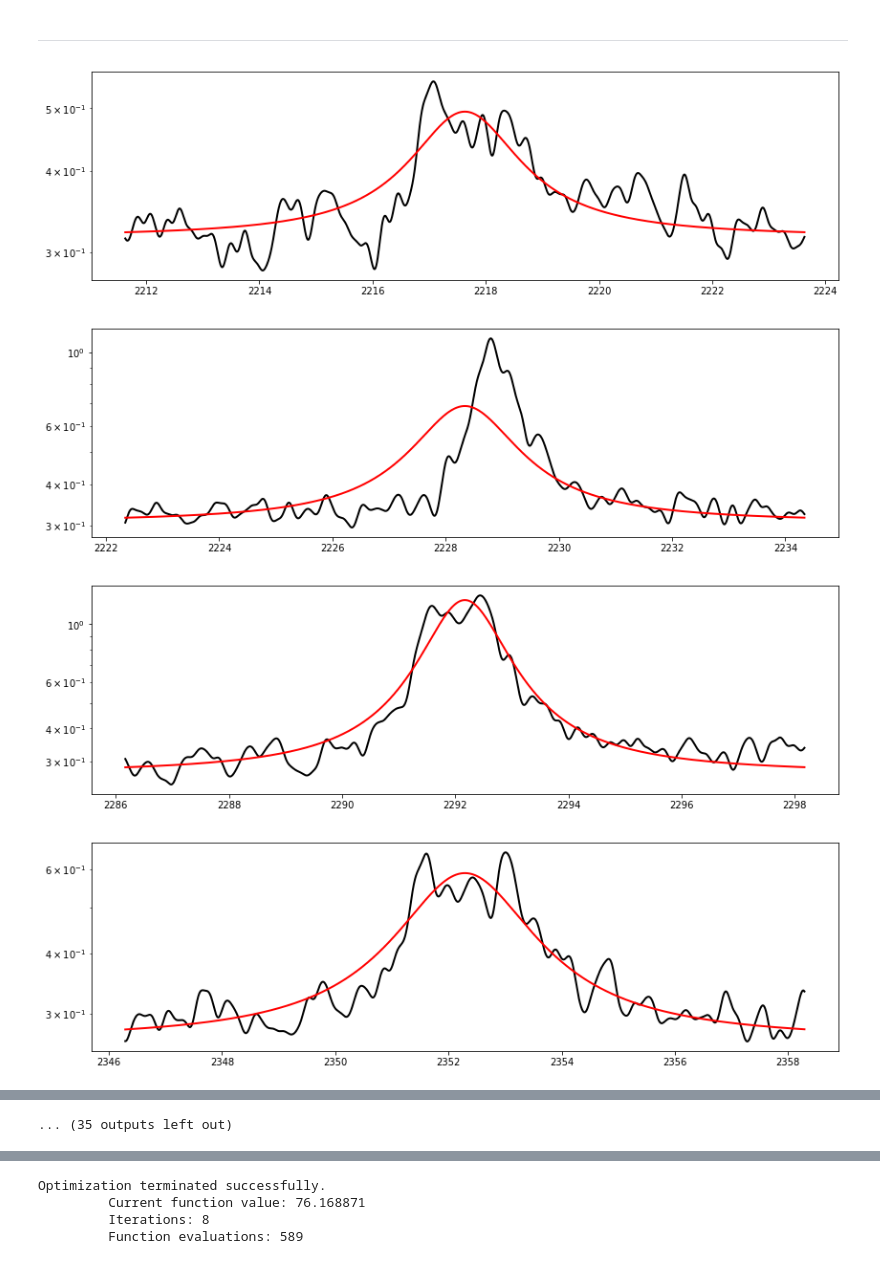
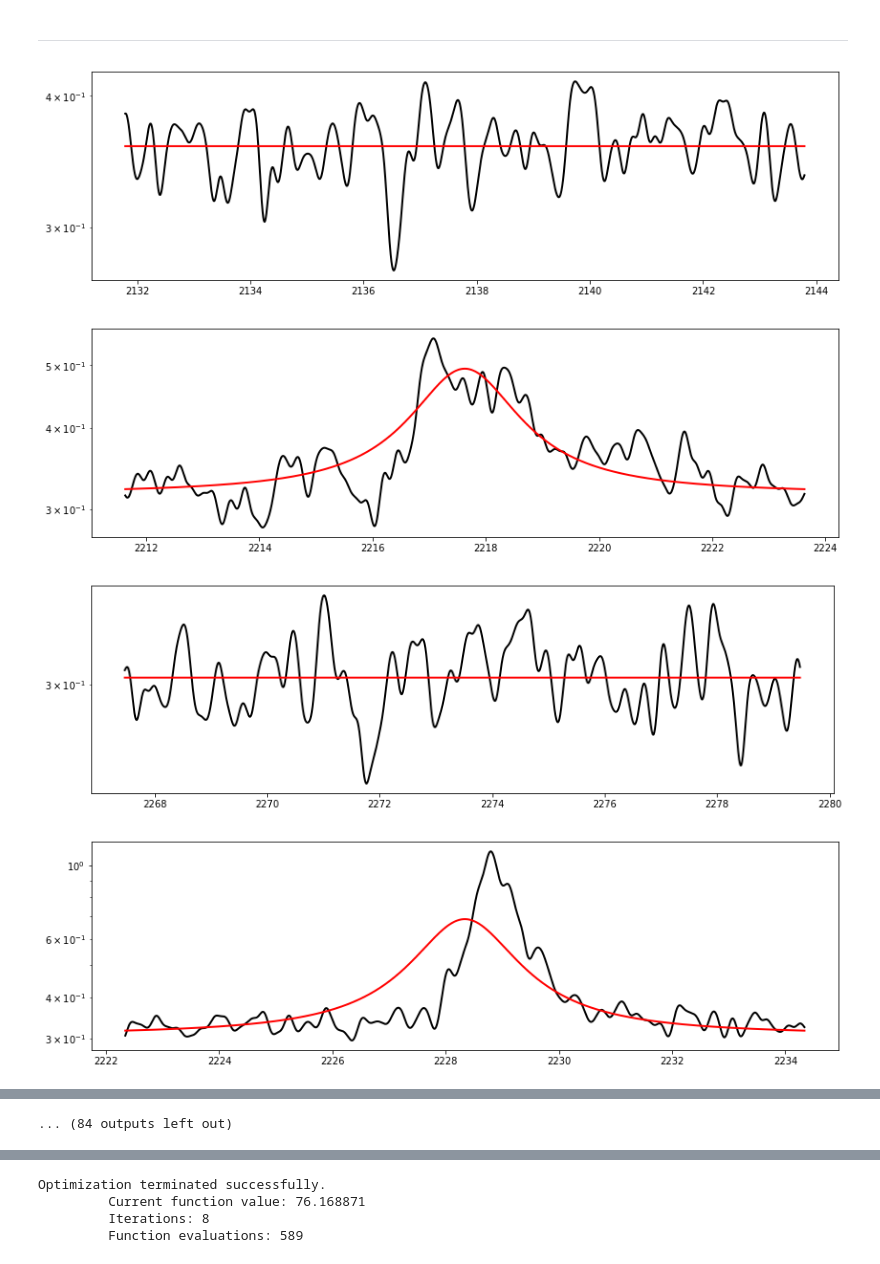
Before and after one commit to bmorris3/virgopsd, a Jupyter notebook: virgo.ipynb, the cells around one changed output, grey strips where cells are left out. Cells and saved outputs as stored; diff of their text form; code cells hidden in the pictures.

Commit message:
Need to fix low freqs, but high freqs working

```diff
--- a/virgo.ipynb
+++ b/virgo.ipynb
@@ -77,7 +77,7 @@ def individual_model(p, nu=x):
     s = a / (1 + (b * nu)**c)
     return s
 
-def model(p, nu=x):
+def low_freq_model(p, nu=x):
     s = np.zeros_like(nu)
     for a, b, c in np.array(p).reshape((len(p)//3, 3)):
         s += a / (1 + (b * nu)**c)
@@ -85,7 +85,7 @@ def model(p, nu=x):
 
 def minimize(p):
     """Optimize least squares in log space"""
-    return np.sum( (np.log10(y) - np.log10(model(p)))**2 )
+    return np.sum( (np.log10(y) - np.log10(low_freq_model(p)))**2 )
 
 from scipy.optimize import fmin_l_bfgs_b
 
@@ -101,7 +101,7 @@ bestp_lowfreq = fmin_l_bfgs_b(minimize, initp, bounds=bounds, approx_grad=True)[
 ax.loglog(1e6 * f, Pxx_den, ',', rasterized=True, label='PSD')
 ax.loglog(x, y, color='gray', lw=4, label='Binned')
 # plt.loglog(1e6 * x, model(initp))
-ax.loglog(x, model(bestp_lowfreq), color='k', lw=2, label='Fit')
+ax.loglog(x, low_freq_model(bestp_lowfreq), color='k', lw=2, label='Fit')
 ax.loglog(x, individual_model(bestp_lowfreq[:3]), color='k', lw=1, ls='--')
 ax.loglog(x, individual_model(bestp_lowfreq[3:6]), color='k', lw=1, ls='--')
 ax.loglog(x, individual_model(bestp_lowfreq[6:9]), color='k', lw=1, ls='--')
@@ -253,35 +253,35 @@ from scipy.optimize import fmin_powell, fmin_l_bfgs_b
 # %%
 parameters = []
 
 for peak in table2:
     fit_bounds = ((1e6 * f < peak + 6) & (1e6 * f > peak - 6))
 
-    def model(p, log_omega=np.log(2*np.pi/(1e-6 * peak))):
+    def model(p, log_omega=np.log(2 * np.pi * (1e-6 * peak))):
         kernel = terms.SHOTerm(log_S0=p[0], log_omega0=log_omega, log_Q=p[1])
 
         gp = celerite.GP(kernel)
-        omega = 2*np.pi/f[fit_bounds]
+        omega = 2 * np.pi * f[fit_bounds]
         psd = gp.kernel.get_psd(omega)
         return psd + p[2]
 
     def minimize(p):
         return np.nansum((model(p) - Pxx_den[fit_bounds])**2)
 
     bounds = [[-20, -10], [5, 10], [0, 1]]
     bestp = fmin_l_bfgs_b(minimize, [-13, 7, 0.3], bounds=bounds, approx_grad=True)[0]
 
     best_model = model(bestp)
-    if best_model.ptp() > 0.1:
+    if True: #best_model.ptp() > 0.1:
         parameters.append(bestp)
 
         fig, ax = plt.subplots(figsize=(14, 4))
         ax.semilogy(1e6 * f[fit_bounds], smoothed_spectrum[fit_bounds], lw=2, color='k')
         ax.semilogy(1e6 * f[fit_bounds], best_model, lw=2, color='r')
         plt.show()
 
 parameters = np.array(parameters)
 # %% [output]
-[figure, old version]
+[figure, new version]
-[figure, old version]
+[figure, new version]
-[figure, old version]
+[figure, new version]
-[figure, old version]
+[figure, new version]
@@ -296,2 +296,2 @@ parameters = np.array(parameters)
-... (35 outputs left out)
+... (84 outputs left out)
 # %%
```
Also changed, not shown: parts of 5 cells of this notebook.
